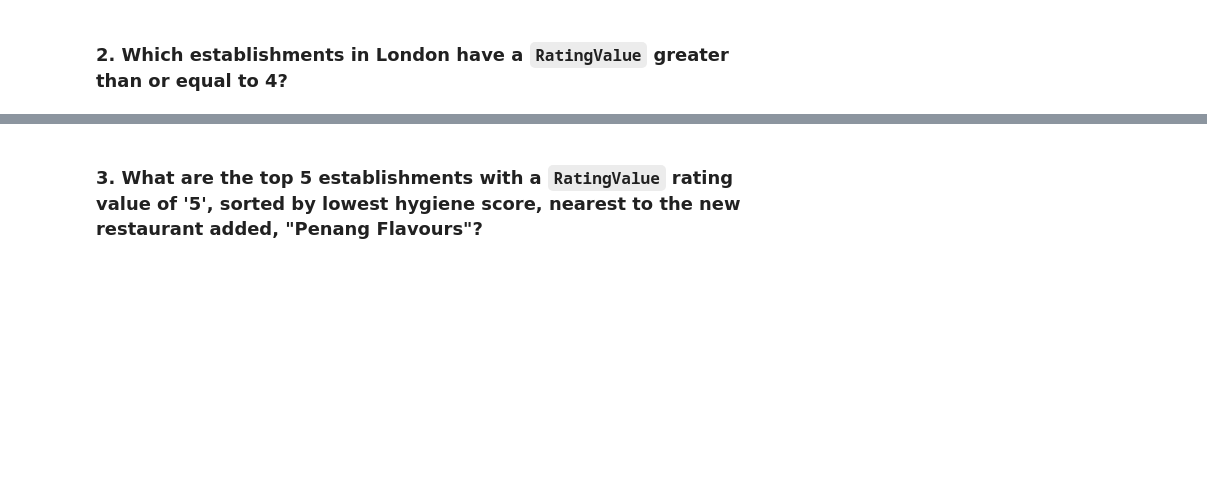
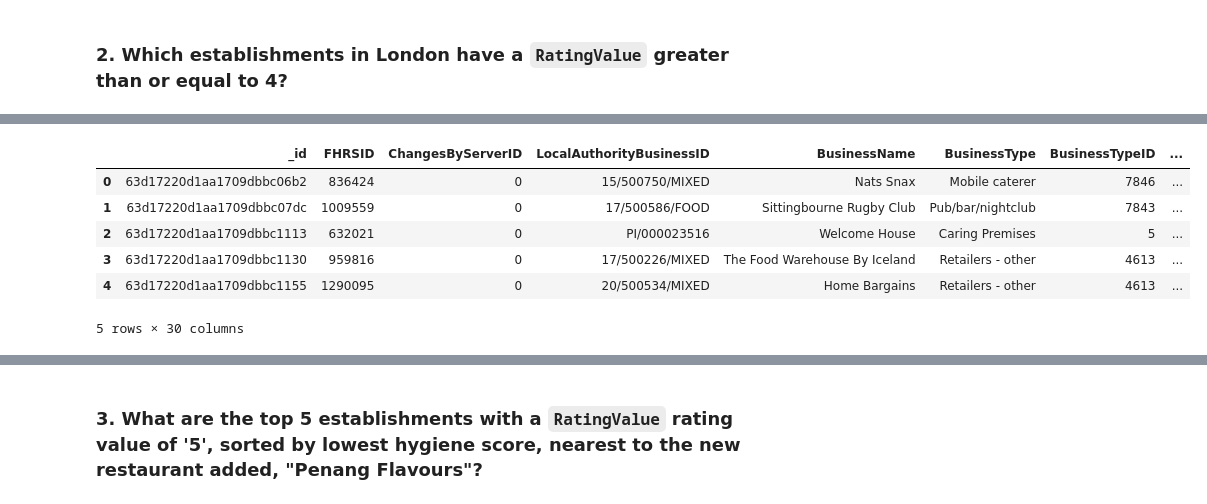
Before and after one commit to bexlev/nosql-challenge, a Jupyter notebook: RL_NoSQL_analysis.ipynb, the cells around one changed output, grey strips where cells are left out. Saved outputs shown, nothing was run; the diff lists cells and outputs as text; code cells hidden in the pictures; blank space fills up the shorter version.

```diff
--- a/RL_NoSQL_analysis.ipynb
+++ b/RL_NoSQL_analysis.ipynb
@@ -61,6 +187,13 @@ query =
 # %%
 # Convert the result to a Pandas DataFrame
-
-# Display the number of rows in the DataFrame
-
-# Display the first 10 rows of the DataFrame
+query2_df = pd.DataFrame(list(documents2))
+query2_df.set_index('_id')
+query2_df.head()
+# %% [output]
+|  | _id | FHRSID | ChangesByServerID | LocalAuthorityBusinessID | BusinessName | BusinessType | BusinessTypeID | ... |
+| 0 | 63d17220d1aa1709dbbc06b2 | 836424 | 0 | 15/500750/MIXED | Nats Snax | Mobile caterer | 7846 | ... |
+| 1 | 63d17220d1aa1709dbbc07dc | 1009559 | 0 | 17/500586/FOOD | Sittingbourne Rugby Club | Pub/bar/nightclub | 7843 | ... |
+| 2 | 63d17220d1aa1709dbbc1113 | 632021 | 0 | PI/000023516 | Welcome House | Caring Premises | 5 | ... |
+| 3 | 63d17220d1aa1709dbbc1130 | 959816 | 0 | 17/500226/MIXED | The Food Warehouse By Iceland | Retailers - other | 4613 | ... |
+| 4 | 63d17220d1aa1709dbbc1155 | 1290095 | 0 | 20/500534/MIXED | Home Bargains | Retailers - other | 4613 | ... |
+5 rows × 30 columns
```
Also changed, not shown: parts of 26 cells of this notebook, 2 other files.
